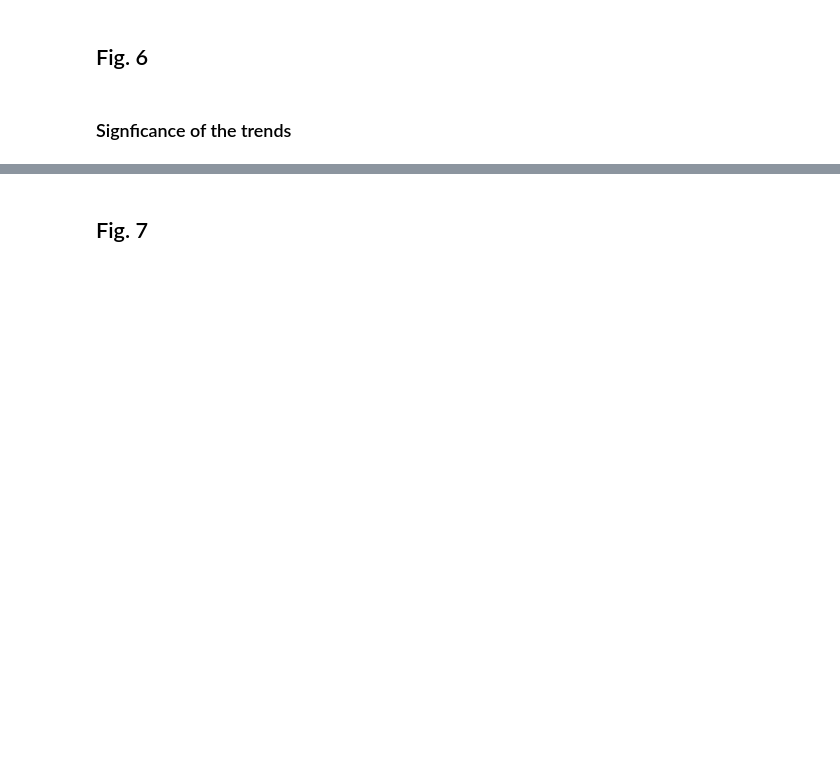
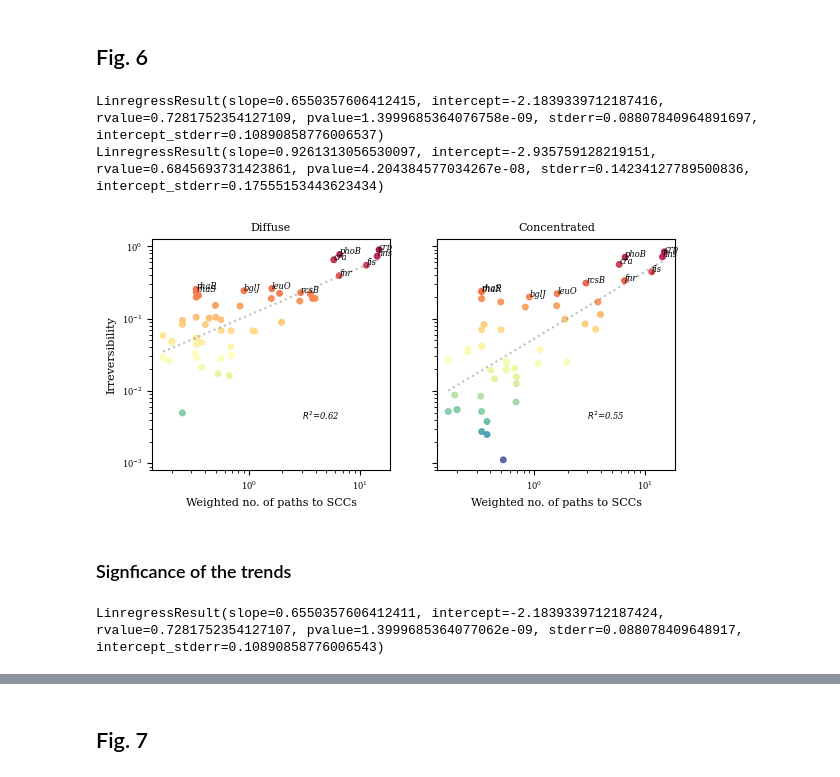
Before and after one commit to yizhao-nu/Irreversibility-in-GRN, a Jupyter notebook: irr_grn/irr_prob.ipynb, the cells around one changed output, grey strips where cells are left out. Drawn from its saved outputs; the diff is of its cells as text; code cells hidden in the pictures; blank space fills up the shorter version.

```diff
--- a/irr_grn/irr_prob.ipynb
+++ b/irr_grn/irr_prob.ipynb
@@ -213,7 +285,7 @@ nx.write_gml(net,'networks/rs2.gml')
 # %% [markdown]
 ### Generation of Fig. 5
 # %%
-gnavg_irrev = pd.DataFrame(ens_avg_irrev).mean(axis=1)
+gnavg_irrev = ens_avg_irrev.mean(axis=0)
 lnorm=LogNorm(vmin=1e-3,vmax=1e0)
 G_rs2 = nx.read_gml('./networks/rs2.gml')
 nodes_rs2 = list(G_rs2.nodes())
@@ -227,13 +299,13 @@ for i in nodes_rs2:
 overall = dict(zip(nodes_all,irr_all))
 nodecolor_d = {}
 for nd in G_rs2.nodes():
-    iprob = gnavg_irrev.loc[nd]
-    if iprob<1e-3:
-        nodecolor_d[nd]='#777777ff'
-    else:
+    try:
+        iprob = gnavg_irrev.loc[nd]
         num_l = my_cmap(lnorm(iprob))
         clr_str = ''.join([str(hex(int(elt*256-1e-6)))[-2:] for elt in num_l])
         nodecolor_d[nd]='#%s' % clr_str
+    except KeyError:
+        nodecolor_d[nd]='#777777ff'
 
 nx.set_node_attributes(G_rs2, nodecolor_d, 'nodecolor')
 nx.set_node_attributes(G_rs2, dict(zip(nodes_all,nodes_all)), 'name')
@@ -318,40 +394,46 @@ def num_path_scc_weighted(G,group):
         num_edge_scc.append(abs(num_edge))
     return num_edge_scc
 
 max_length = 4
 
 path_scc_pos = pd.Series(dict(zip(irrev_by_insrt.index,
                          num_path_scc_weighted(G_rs2,irrev_by_insrt.index))))
 
-fig,ax_arr = plt.subplots(1,2,figsize=(3.375,2),sharey=True,sharex=True)
+fig,ax_arr = plt.subplots(1,2,figsize=(6.75,3),sharey=True,sharex=True)
 for nm,col in irrev_by_insrt.items():
     col = col.sort_values(ascending=False)
     col = col[col>0]
     ax = ax_arr[0] if nm=='asc' else ax_arr[1]
     title = 'Diffuse' if nm=='asc' else 'Concentrated'
-    ax.scatter(path_scc_pos,col, c=col.values, norm=lnorm, cmap=my_cmap, alpha=0.9, s=16)
+    ax.scatter(path_scc_pos.loc[col.index],col, c=col.values, norm=lnorm, cmap=my_cmap, alpha=0.9, s=16)
     mm,bb = np.polyfit(np.log(np.asarray(path_scc_pos.loc[col.index])),np.log(col),deg=1)
     xvals = np.logspace(np.log10(np.amin(path_scc_pos)),np.log10(np.amax(path_scc_pos)))
     yvals = xvals**mm * np.exp(bb)
     rr22 = 1 - np.linalg.norm((path_scc_pos.loc[col.index])**mm*np.exp(bb)-col)/np.linalg.norm(col)
     print(linregress(np.log(path_scc_pos.loc[col.index]),np.log(col)))
     ax.plot(xvals,yvals,ls=':',color='C7',alpha=0.5)
     ax.set_xlabel('Weighted no. of paths to SCCs',fontsize=8)
     ax.set_title(title,fontsize=8)
     plt.setp(ax.get_xticklabels(),size=6)
     ax.set_yscale('log')
     ax.set_xscale('log')
     ax.annotate('$R^2$=%.02f' % rr22, (3,4e-3),fontsize=6,fontstyle='italic')
     for txt in col.index[:11]:
         ax.annotate(txt,(path_scc_pos.loc[txt],col.loc[txt]),fontsize=6,fontstyle='italic')
 
 plt.setp(ax_arr[0].get_yticklabels(),size=6)
 ax_arr[0].set_ylabel('Irreversibility',fontsize=8)
-fig.savefig('figs/fig6_weighted_paths_to_SCCs.svg')
+fig.savefig('figs/new_fig6.svg')
+# %% [output]
+LinregressResult(slope=0.6550357606412415, intercept=-2.1839339712187416, rvalue=0.7281752354127109, pvalue=1.3999685364076758e-09, stderr=0.08807840964891697, intercept_stderr=0.10890858776006537)
+LinregressResult(slope=0.9261313056530097, intercept=-2.935759128219151, rvalue=0.6845693731423861, pvalue=4.204384577034267e-08, stderr=0.14234127789500836, intercept_stderr=0.17555153443623434)
+[figure, added]
 # %% [markdown]
 ### Signficance of the trends
 # %%
 from scipy.stats import linregress
-linregress(np.log(np.asarray(path_scc_pos)[irrev_by_insrt.asc>0]),np.log(irrev_by_insrt.asc[irrev_by_insrt.asc>0]))
+linregress(np.log(path_scc_pos[irrev_by_insrt.asc>0]),np.log(irrev_by_insrt.asc[irrev_by_insrt.asc>0]))
+# %% [output]
+LinregressResult(slope=0.6550357606412411, intercept=-2.1839339712187424, rvalue=0.7281752354127107, pvalue=1.3999685364077062e-09, stderr=0.088078409648917, intercept_stderr=0.10890858776006543)
 # %%
 linregress(np.log(np.asarray(path_scc_pos)[irrev_by_insrt.desc>0]),np.log(irrev_by_insrt.desc[irrev_by_insrt.desc>0]))
```
Also changed, not shown: parts of 49 cells of this notebook, 1 other file.
